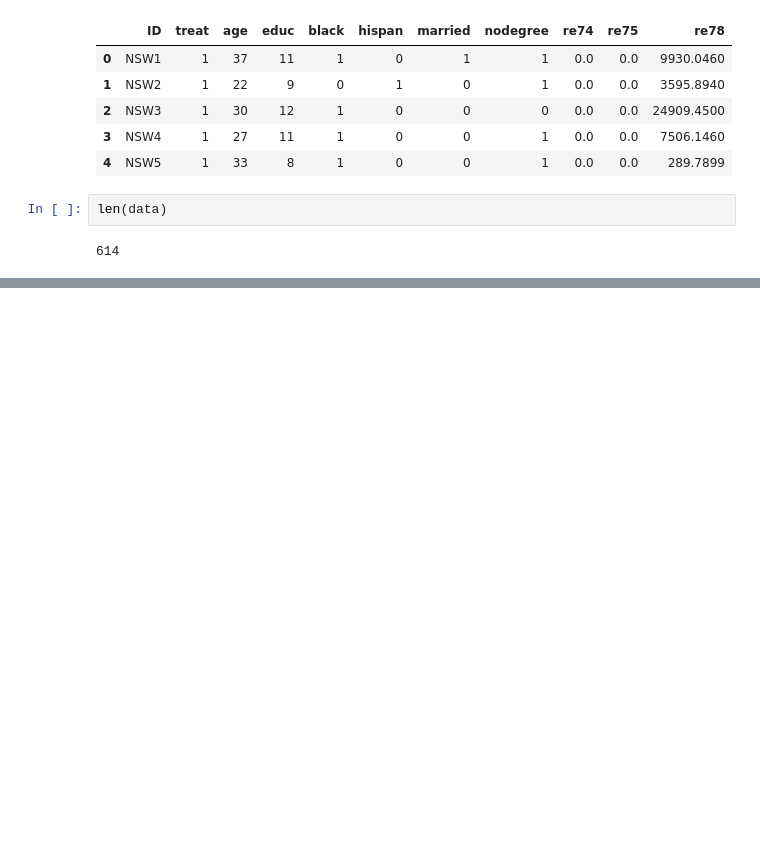
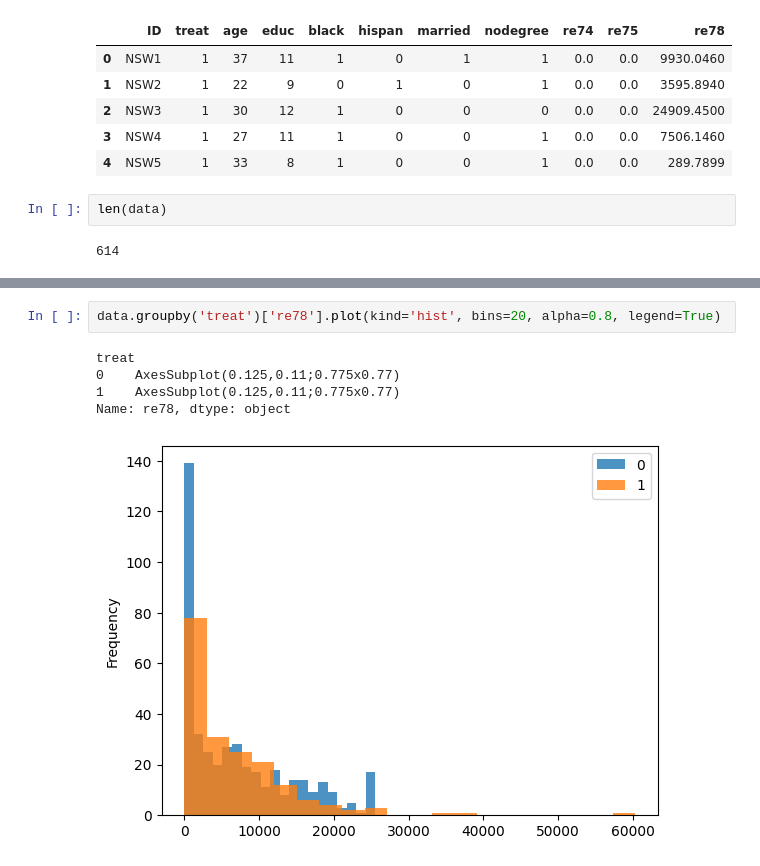
Before and after one commit to sohamchatterjee50/CAUSALITY, a Jupyter notebook: data_analysis.ipynb, the cells around one changed output, grey strips where cells are left out. Saved outputs shown, nothing was run; the diff lists cells and outputs as text; blank space fills up the shorter version.

Commit message:
Data analysis

```diff
--- a/data_analysis.ipynb
+++ b/data_analysis.ipynb
@@ -18,0 +38,8 @@ len(data)
+# %%
+data.groupby('treat')['re78'].plot(kind='hist', bins=20, alpha=0.8, legend=True)
+# %% [output]
+treat
+0    AxesSubplot(0.125,0.11;0.775x0.77)
+1    AxesSubplot(0.125,0.11;0.775x0.77)
+Name: re78, dtype: object
+[figure, added]
```
Also changed, not shown: parts of 5 cells of this notebook.
